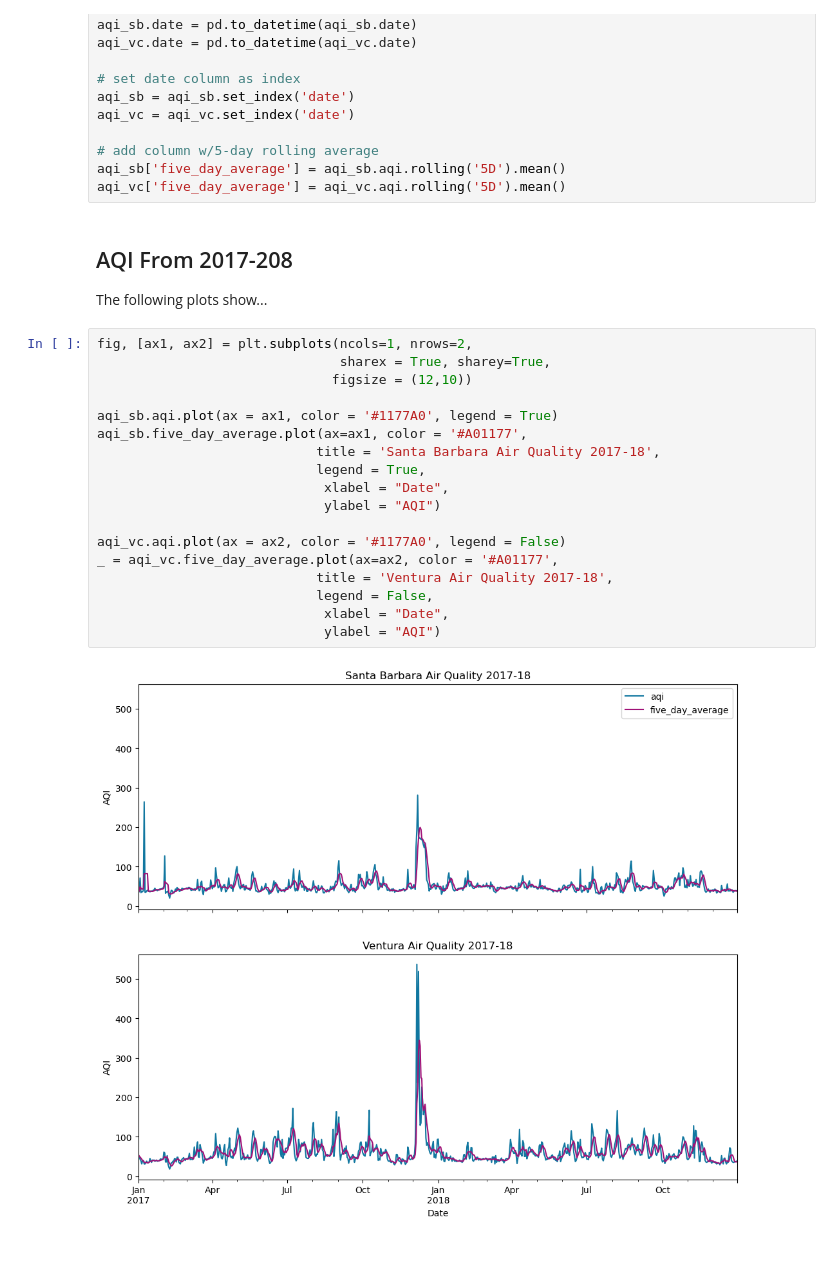
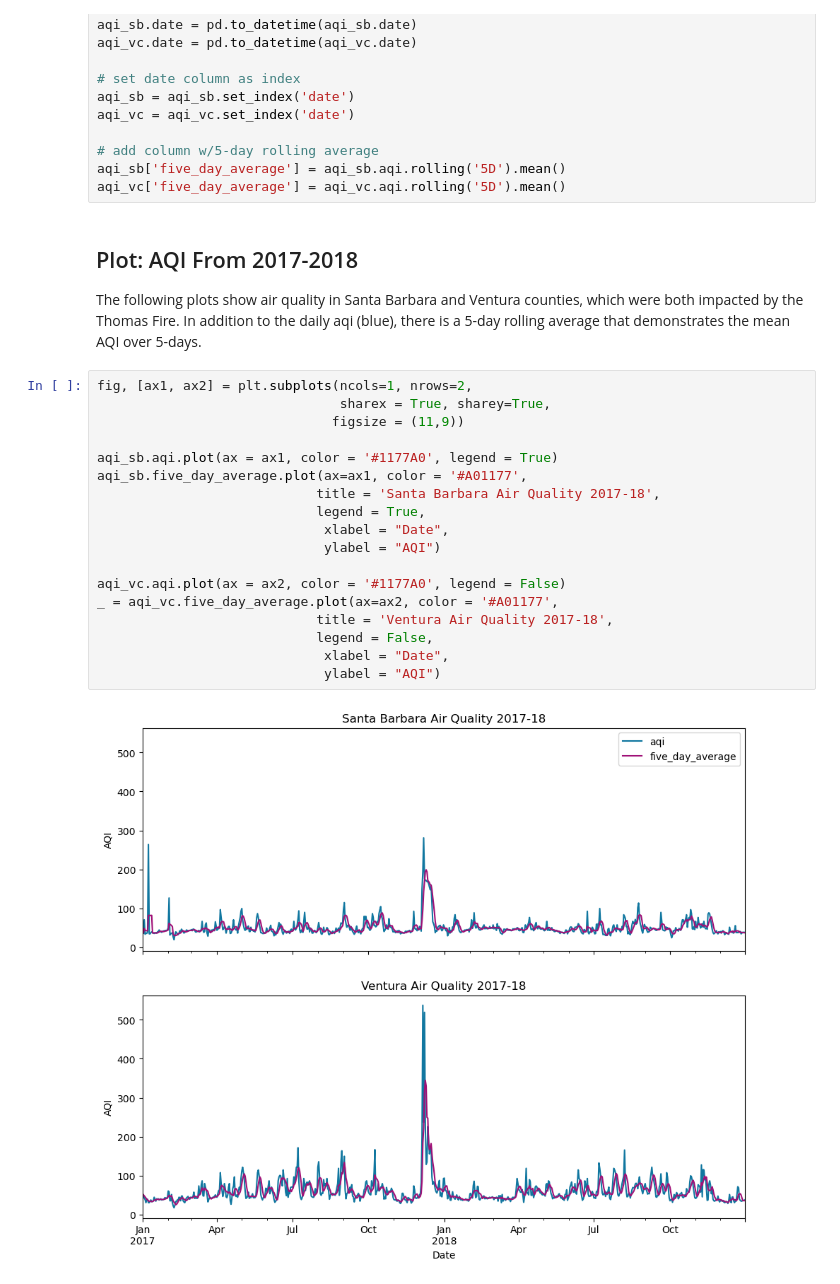
Before and after one commit to bbarajas429/eds220-lesson10-geopandas, a Jupyter notebook: final-nb.ipynb, the cells around one changed output. Saved outputs shown, nothing was run; the diff lists cells and outputs as text; blank space fills up the shorter version.

```diff
--- a/final-nb.ipynb
+++ b/final-nb.ipynb
@@ -110,25 +126,25 @@ aqi_vc = aqi_vc.set_index('date')
 aqi_sb['five_day_average'] = aqi_sb.aqi.rolling('5D').mean()
 aqi_vc['five_day_average'] = aqi_vc.aqi.rolling('5D').mean()
 # %% [markdown]
-## AQI From 2017-208
-The following plots show...
+## Plot: AQI From 2017-2018
+The following plots show air quality in Santa Barbara and Ventura counties, which were both impacted by the Thomas Fire. In addition to the daily aqi (blue), there is a 5-day rolling average that demonstrates the mean AQI over 5-days.
 # %%
 fig, [ax1, ax2] = plt.subplots(ncols=1, nrows=2,
                                sharex = True, sharey=True,
-                              figsize = (12,10))
+                              figsize = (11,9))
 
 aqi_sb.aqi.plot(ax = ax1, color = '#1177A0', legend = True)
 aqi_sb.five_day_average.plot(ax=ax1, color = '#A01177',
                             title = 'Santa Barbara Air Quality 2017-18',
                             legend = True,
                              xlabel = "Date",
                              ylabel = "AQI")
 
 aqi_vc.aqi.plot(ax = ax2, color = '#1177A0', legend = False)
 _ = aqi_vc.five_day_average.plot(ax=ax2, color = '#A01177',
                             title = 'Ventura Air Quality 2017-18',
                             legend = False,
                              xlabel = "Date",
                              ylabel = "AQI")
 # %% [output]
-[figure, old version]
+[figure, new version]
```
Also changed, not shown: parts of 6 cells of this notebook.
